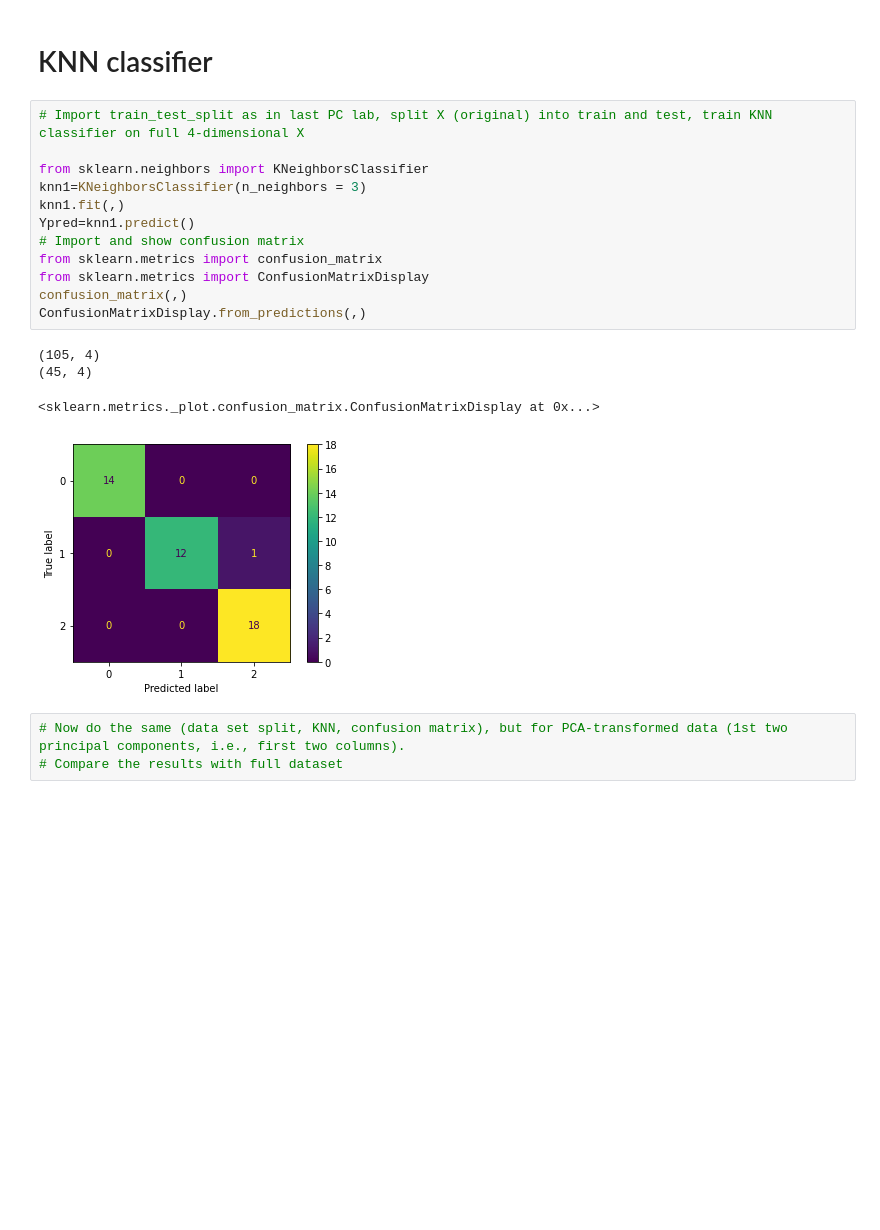
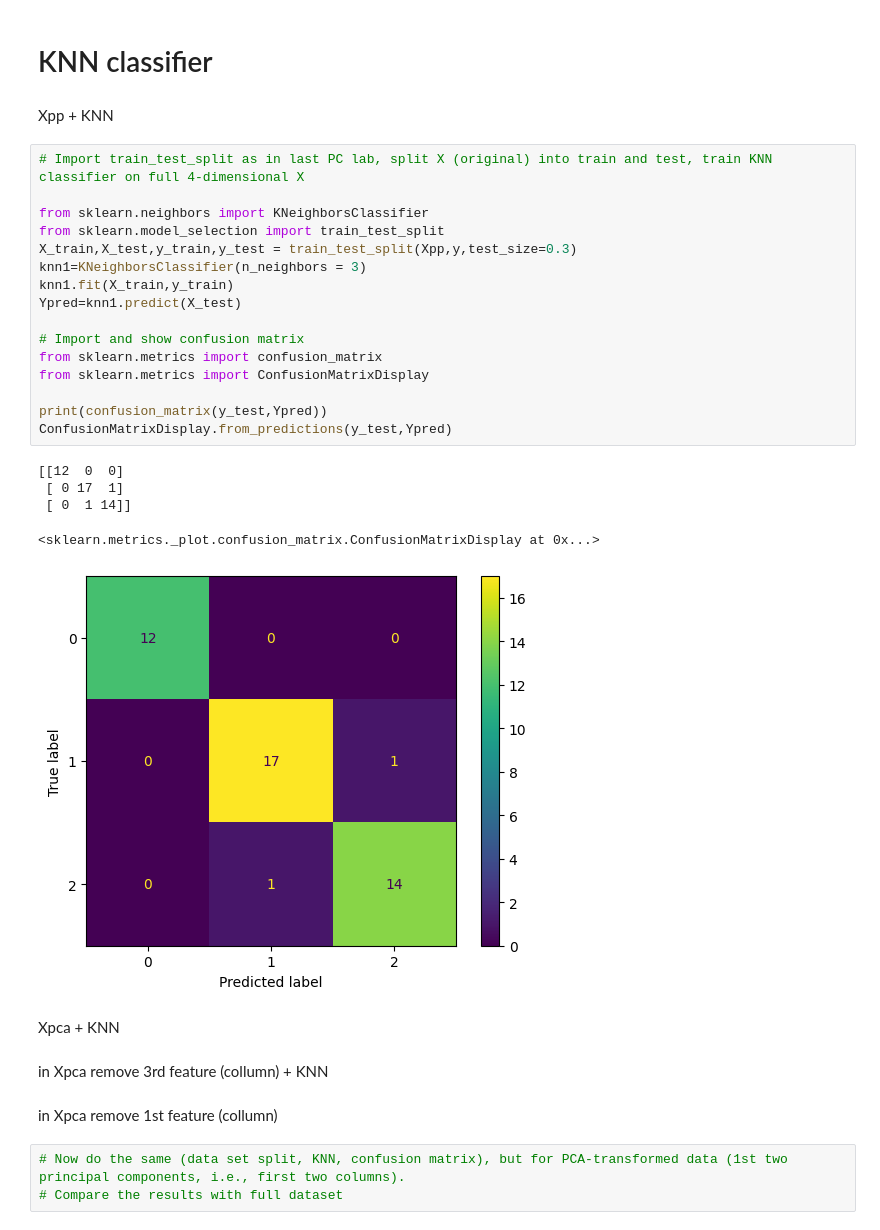
Before and after one commit to Darknessdark898/MLF, a Jupyter notebook: LAB2/MPA_MLF_PCA_2_students.ipynb, the cells around one changed output. Saved outputs shown, nothing was run; the diff lists cells and outputs as text; blank space fills up the shorter version.

```diff
--- a/LAB2/MPA_MLF_PCA_2_students.ipynb
+++ b/LAB2/MPA_MLF_PCA_2_students.ipynb
@@ -113,22 +127,35 @@ array([0.72962445, 0.22850762, 0.03668922])
 # %% [markdown]
 # KNN classifier
+# %% [markdown]
+Xpp + KNN
 # %%
 # Import train_test_split as in last PC lab, split X (original) into train and test, train KNN classifier on full 4-dimensional X
 
 from sklearn.neighbors import KNeighborsClassifier
+from sklearn.model_selection import train_test_split
+X_train,X_test,y_train,y_test = train_test_split(Xpp,y,test_size=0.3)
 knn1=KNeighborsClassifier(n_neighbors = 3)
-knn1.fit(,)
-Ypred=knn1.predict()
+knn1.fit(X_train,y_train)
+Ypred=knn1.predict(X_test)
+
 # Import and show confusion matrix
 from sklearn.metrics import confusion_matrix
 from sklearn.metrics import ConfusionMatrixDisplay
-confusion_matrix(,)
-ConfusionMatrixDisplay.from_predictions(,)
+
+print(confusion_matrix(y_test,Ypred))
+ConfusionMatrixDisplay.from_predictions(y_test,Ypred)
 # %% [output]
-(105, 4)
-(45, 4)
+[[12  0  0]
+ [ 0 17  1]
+ [ 0  1 14]]
 <sklearn.metrics._plot.confusion_matrix.ConfusionMatrixDisplay at 0x...>
-[figure, old version]
+[figure, new version]
+# %% [markdown]
+Xpca + KNN
+# %% [markdown]
+in Xpca remove 3rd feature (collumn) + KNN
+# %% [markdown]
+in Xpca remove 1st feature (collumn)
 # %%
 # Now do the same (data set split, KNN, confusion matrix), but for PCA-transformed data (1st two principal components, i.e., first two columns).
 # Compare the results with full dataset
```
Also changed, not shown: parts of 5 cells of this notebook.
